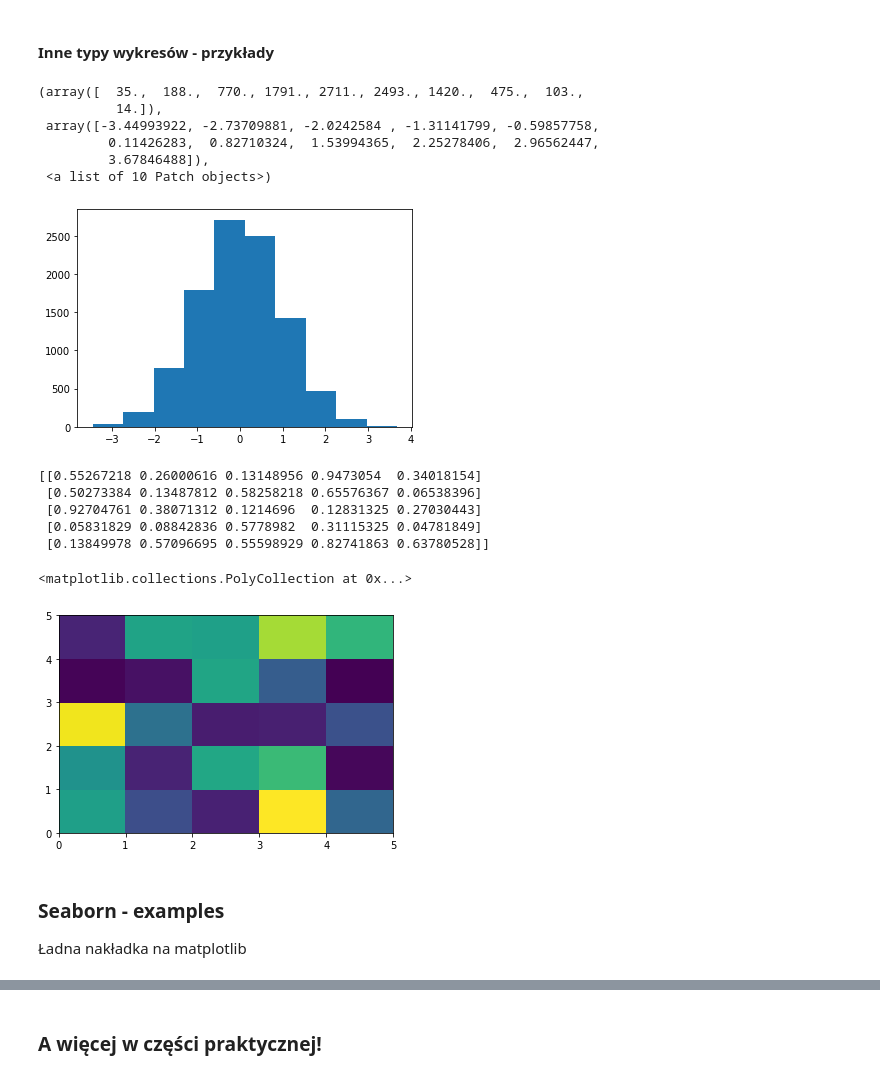
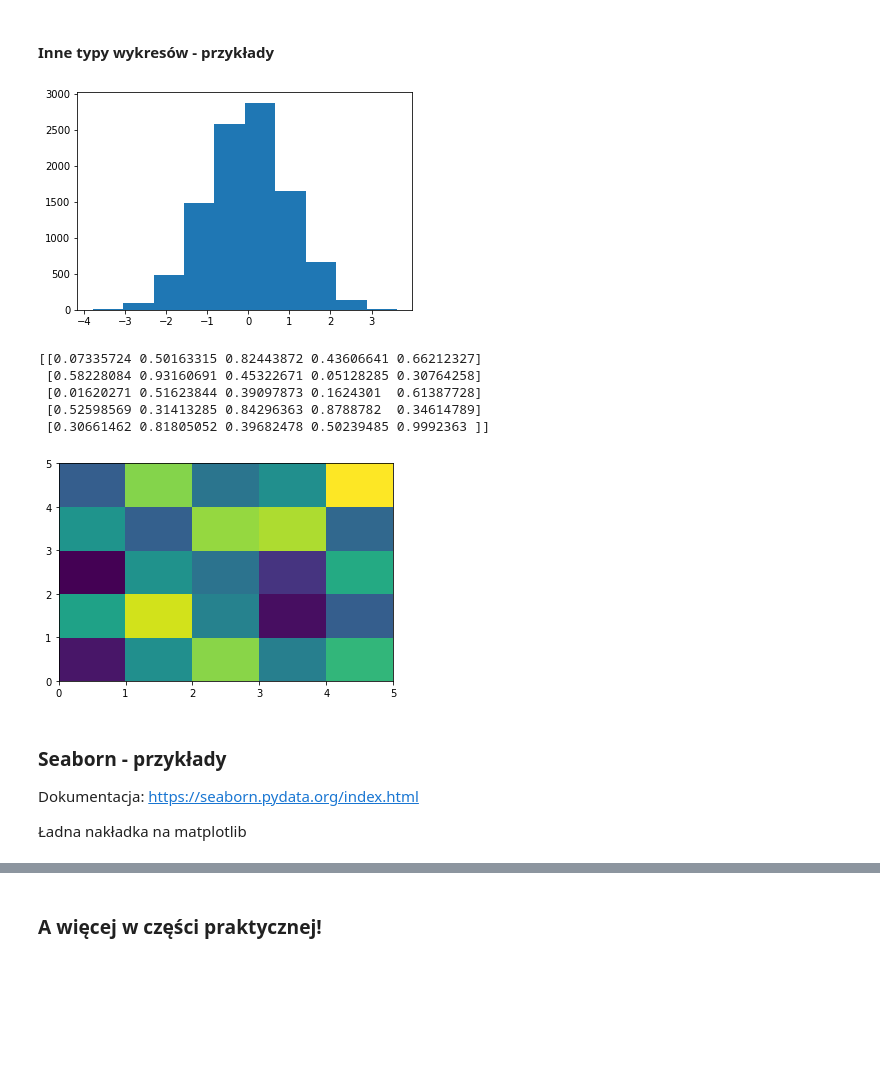
Before and after one commit to martynaut/data-analysis-with-python-doitforalex, a Jupyter notebook: DoITForAlex - szkolenie z analizy danych - część teoretyczna.ipynb, the cells around one changed output, grey strips where cells are left out. Drawn from its saved outputs; the diff is of its cells as text; code cells hidden in the pictures; blank space fills up the shorter version.

```diff
--- a/DoITForAlex - szkolenie z analizy danych - część teoretyczna.ipynb
+++ b/DoITForAlex - szkolenie z analizy danych - część teoretyczna.ipynb
@@ -1053,31 +1067,26 @@ plt.legend()
 # %%
 random_list = np.random.randn(10000)
 
-plt.hist(random_list)
+_ = plt.hist(random_list)
 # %% [output]
-(array([  35.,  188.,  770., 1791., 2711., 2493., 1420.,  475.,  103.,
-          14.]),
- array([-3.44993922, -2.73709881, -2.0242584 , -1.31141799, -0.59857758,
-         0.11426283,  0.82710324,  1.53994365,  2.25278406,  2.96562447,
-         3.67846488]),
- <a list of 10 Patch objects>)
-[figure, old version]
+[figure, new version]
 # %%
 # Generate 2-D array (dane trójwymiarowe)
 Z = np.random.rand(5,5)
 print(Z)
 # Display the resulting image with pcolor()
-plt.pcolor(Z)
+_ = plt.pcolor(Z)
 # %% [output]
-[[0.55267218 0.26000616 0.13148956 0.9473054  0.34018154]
- [0.50273384 0.13487812 0.58258218 0.65576367 0.06538396]
- [0.92704761 0.38071312 0.1214696  0.12831325 0.27030443]
- [0.05831829 0.08842836 0.5778982  0.31115325 0.04781849]
- [0.13849978 0.57096695 0.55598929 0.82741863 0.63780528]]
+[[0.07335724 0.50163315 0.82443872 0.43606641 0.66212327]
+ [0.58228084 0.93160691 0.45322671 0.05128285 0.30764258]
+ [0.01620271 0.51623844 0.39097873 0.1624301  0.61387728]
+ [0.52598569 0.31413285 0.84296363 0.8788782  0.34614789]
+ [0.30661462 0.81805052 0.39682478 0.50239485 0.9992363 ]]
-<matplotlib.collections.PolyCollection at 0x...>
-[figure, old version]
+[figure, new version]
 # %% [markdown]
-### Seaborn - examples
+### Seaborn - przykłady
+
+Dokumentacja: https://seaborn.pydata.org/index.html
 
 Ładna nakładka na matplotlib
 # %%
```
Also changed, not shown: parts of 115 cells of this notebook.
